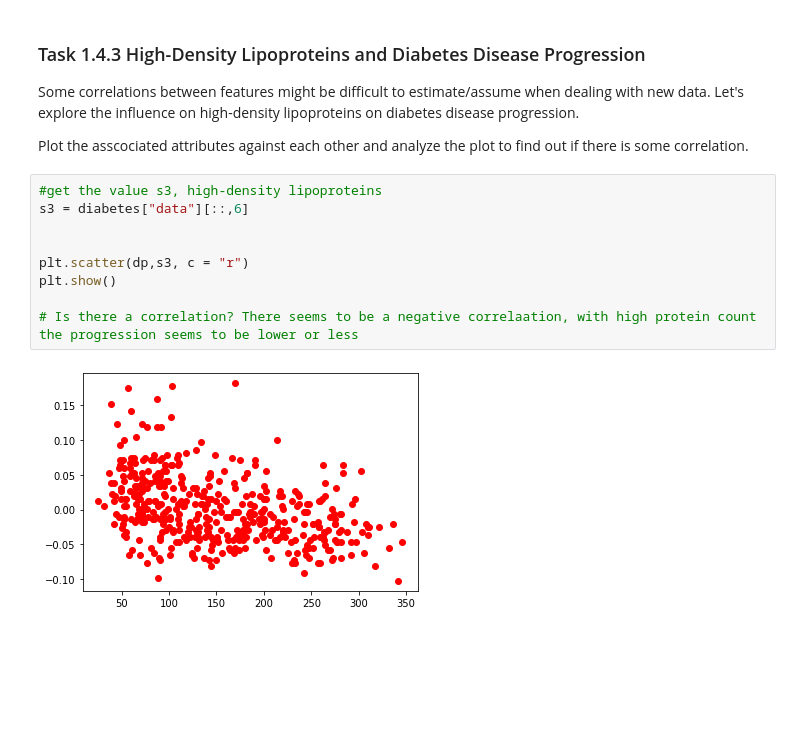
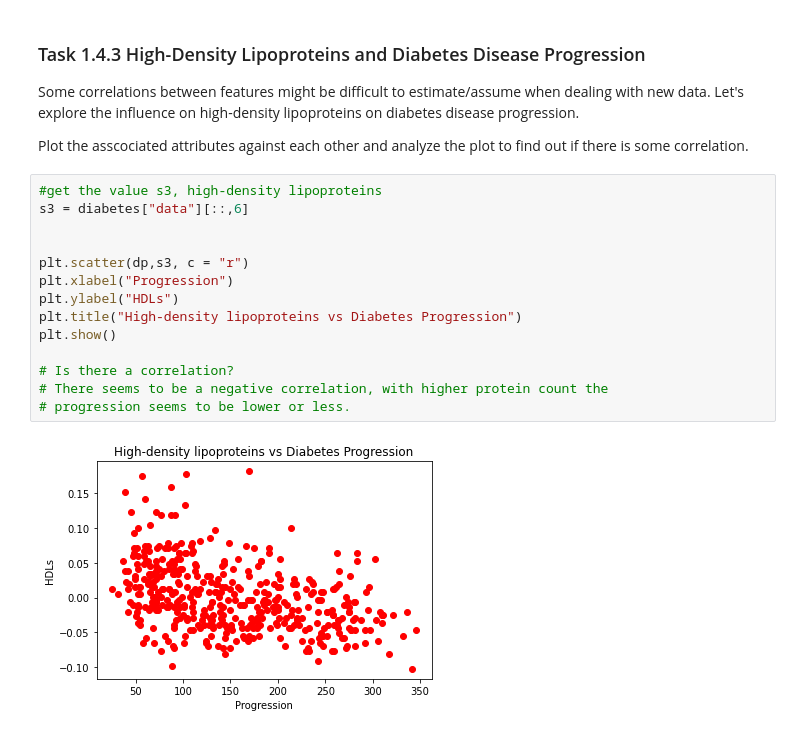
Before and after one commit to JakobSachs/DAIS2022, a Jupyter notebook: A02 - Plotting Correlation Regression/PlottingCorrelation.ipynb, the cells around one changed output. Drawn from its saved outputs; the diff is of its cells as text; blank space fills up the shorter version.

```diff
--- a/A02 - Plotting Correlation Regression/PlottingCorrelation.ipynb
+++ b/A02 - Plotting Correlation Regression/PlottingCorrelation.ipynb
@@ -303,11 +291,16 @@ Plot the asscociated attributes against each other and analyze the plot to find
 # %%
 #get the value s3, high-density lipoproteins
 s3 = diabetes["data"][::,6]
 
 
 plt.scatter(dp,s3, c = "r")
+plt.xlabel("Progression")
+plt.ylabel("HDLs")
+plt.title("High-density lipoproteins vs Diabetes Progression")
 plt.show()
 
-# Is there a correlation? There seems to be a negative correlaation, with high protein count the progression seems to be lower or less
+# Is there a correlation?
+# There seems to be a negative correlation, with higher protein count the
+# progression seems to be lower or less.
 # %% [output]
-[figure, old version]
+[figure, new version]
```
Also changed, not shown: parts of 8 cells of this notebook, 1 other file.
